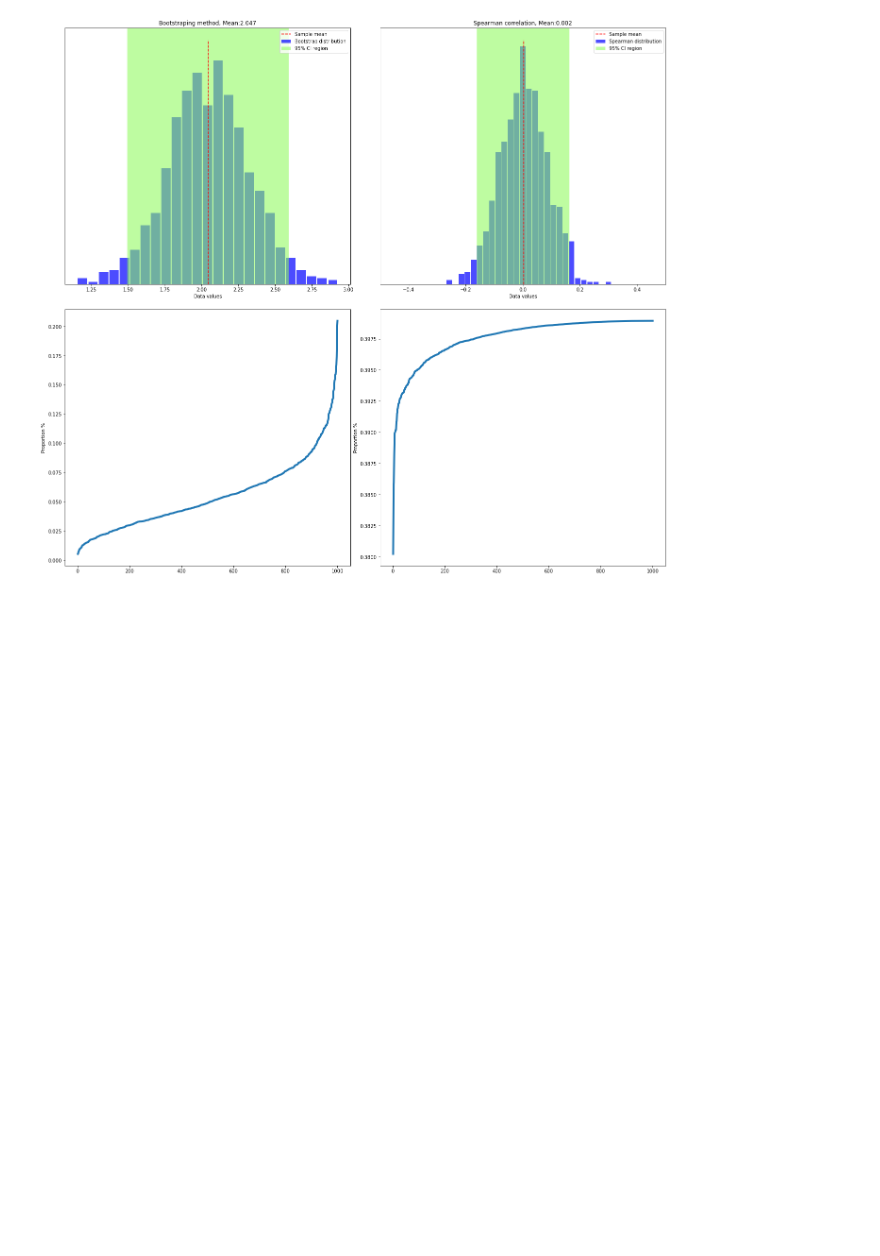
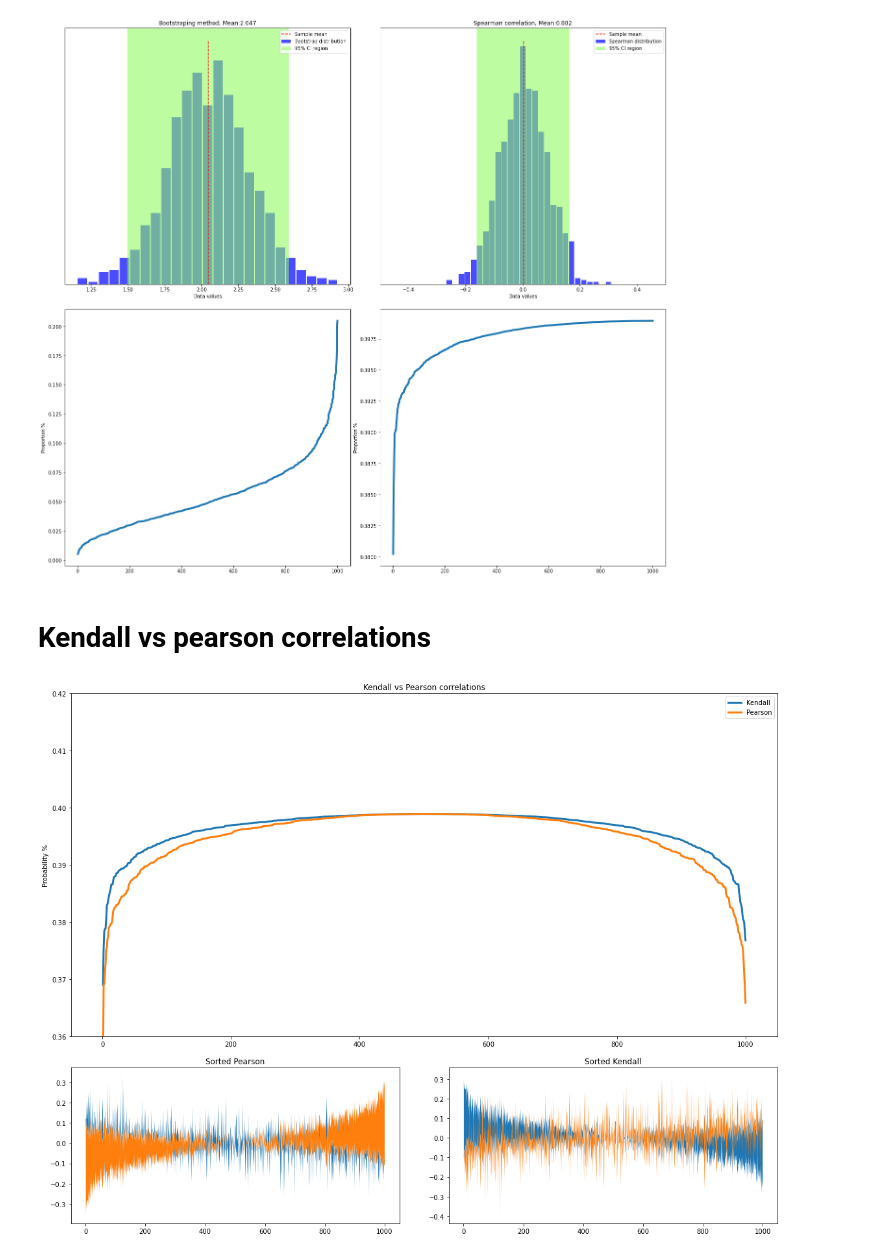
Before and after one commit to aurimas12/unsupervising-learning-task, a Jupyter notebook: notes.ipynb, the cells around one changed output. Saved outputs shown, nothing was run; the diff lists cells and outputs as text; code cells hidden in the pictures; blank space fills up the shorter version.

Commit message:
kendall versus pearson

```diff
--- a/notes.ipynb
+++ b/notes.ipynb
@@ -763,3 +763,51 @@ ax[1][1].set_ylabel('Proportion %')
 plt.show()
 # %% [output]
 [figure]
+# %% [markdown]
+# Kendall vs pearson correlations
+# %%
+# parameters
+experiments=1000
+N=50
+nCategories=5
+
+# create empty list
+kendal=[]
+pearson=[]
+
+
+# create experiments
+for experiment in range(experiments):
+    x=np.random.randint(0,nCategories,N)
+    y=np.random.randint(0,nCategories,N)
+
+    kendal.append(stats.kendalltau(x,y)[0])
+    pearson.append(stats.pearsonr(x,y)[0])
+
+x=np.linspace(1,1000,1000)
+labels=['kendall','pearson']
+
+# plot
+fig9 = plt.figure(figsize=(24,15),constrained_layout=False)
+gs1 = fig9.add_gridspec(nrows=3, ncols=2, left=0.05, right=0.68,wspace=.15)
+
+f9_ax1 = fig9.add_subplot(gs1[:-1, :])
+f9_ax2 = fig9.add_subplot(gs1[-1, :1])
+f9_ax3 = fig9.add_subplot(gs1[-1, -1])
+
+f9_ax1.set_title('Kendall vs Pearson correlations')
+f9_ax1.plot(x,stats.norm.pdf(sorted(kendal)),linewidth=3,label='Kendall')
+f9_ax1.plot(x,stats.norm.pdf(sorted(pearson)),linewidth=3,label='Pearson')
+f9_ax1.set_ylim([.36,.42])
+f9_ax1.set_ylabel('Probability %')
+f9_ax1.legend()
+
+f9_ax2.stackplot(x,((kendal)),(sorted(pearson)),labels=labels,baseline='wiggle',linewidth=-3)
+f9_ax2.set_title('Sorted Pearson')
+
+f9_ax3.stackplot(x,(sorted(kendal)),((pearson)),labels=labels,baseline='wiggle',linewidth=-3)
+f9_ax3.set_title('Sorted Kendall')
+
+plt.show()
+# %% [output]
+[figure, added]
```
